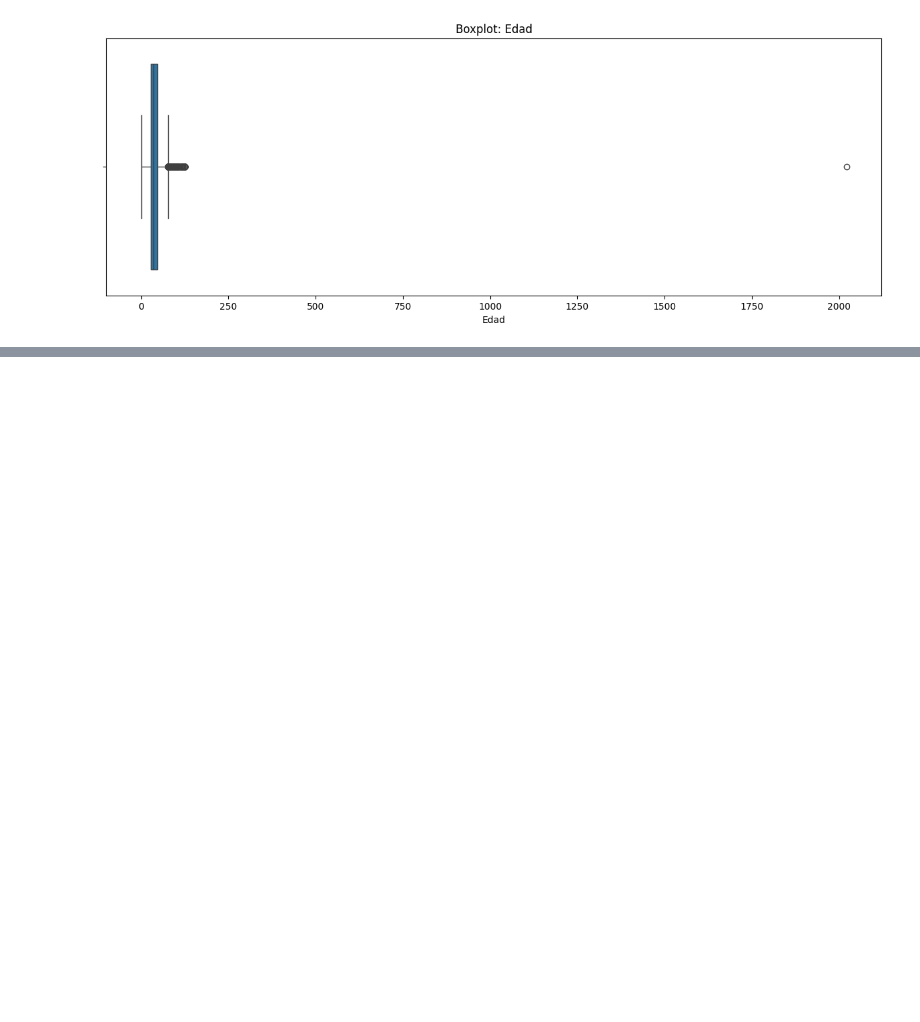
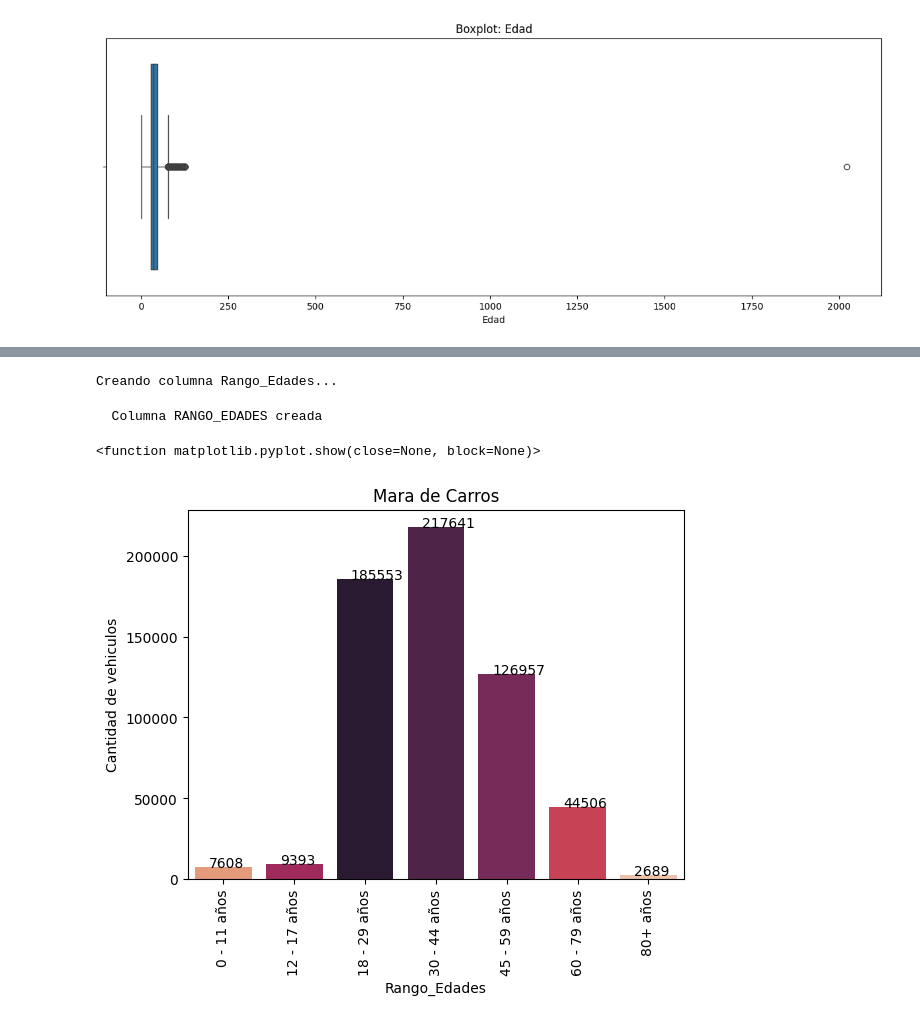
Before and after one commit to ElfenCamii/traffic-accidents-bogota_project_bootcamp, a Jupyter notebook: notebooks/03_normalizacion_unificacion_datos.ipynb, the cells around one changed output, grey strips where cells are left out. Saved outputs shown, nothing was run; the diff lists cells and outputs as text; code cells hidden in the pictures; blank space fills up the shorter version.

```diff
--- a/notebooks/03_normalizacion_unificacion_datos.ipynb
+++ b/notebooks/03_normalizacion_unificacion_datos.ipynb
@@ -209,0 +351,22 @@ for col in cols_numericos_actor_vial:
+# %%
+###
+# 12. Analisis de valores unicos para reemplazo (ejecución)
+###
+
+print("  Aplicando Capitalize a todas las columnas...")
+
+# Para vehiculos
+for columna in df_vehiculos_limpio.select_dtypes(include=['object']).columns:
+    df_vehiculos_limpio[columna] = df_vehiculos_limpio[columna].apply(
+        lambda x: x.capitalize() if isinstance(x, str) else x
+    )
+
+# Para actor_vial
+for columna in df_actor_vial_limpio.select_dtypes(include=['object']).columns:
+    df_actor_vial_limpio[columna] = df_actor_vial_limpio[columna].apply(
+        lambda x: x.capitalize() if isinstance(x, str) else x
+    )
+
+print("  Capitalizado completado")
+print(f"  Vehiculos: {len(df_vehiculos_limpio.select_dtypes(include=['object']).columns)} columnas capitalizadas")
+print(f"  Actor_vial: {len(df_actor_vial_limpio.select_dtypes(include=['object']).columns)} columnas capitalizadas")
@@ -209,0 +394,55 @@ for col in cols_numericos_actor_vial:
+# %%
+###
+# 13. Columna de Rango_Edades (función)
+###
+
+print("Creando columna Rango_Edades...")
+
+def asignar_rango_edad(edad):
+    if edad == 'Sin información':
+        return 'Sin información'
+
+    try:
+        edad_num = int(edad)
+        if 0 <= edad_num <= 11:
+            return '0 - 11 años'
+        elif 12 <= edad_num <= 17:
+            return '12 - 17 años'
+        elif 18 <= edad_num <= 29:
+            return '18 - 29 años'
+        elif 30 <= edad_num <= 44:
+            return '30 - 44 años'
+        elif 45 <= edad_num <= 59:
+            return '45 - 59 años'
+        elif 60 <= edad_num <= 79:
+            return '60 - 79 años'
+        elif edad_num > 80:
+            return '80+ años'
+        else:
+            return 'Sin información'
+    except (ValueError, TypeError):
+        return 'Sin información'
+# %% [output]
+Creando columna Rango_Edades...
+# %%
+###
+# 13. Columna de Rango_Edades (ejecución)
+###
+df_actor_vial_limpio['Rango_Edades'] = df_actor_vial_limpio['Edad'].apply(asignar_rango_edad)
+
+print("  Columna RANGO_EDADES creada")
+# %% [output]
+  Columna RANGO_EDADES creada
+# %%
+orden = ['0 - 11 años', '12 - 17 años', '18 - 29 años', '30 - 44 años', '45 - 59 años','60 - 79 años','80+ años']
+plt.Figure(figsize=(10,5))
+ax = sns.countplot(x='Rango_Edades', data=df_actor_vial_limpio, hue='Rango_Edades', palette='rocket', order=orden)
+plt.title('Mara de Carros')
+plt.ylabel('Cantidad de vehiculos')
+plt.xticks(rotation=90)
+for p in ax.patches:
+    ax.annotate(int(p.get_height()), (p.get_x() + (p.get_width()/4), p.get_height()+2))
+plt.show
+# %% [output]
+<function matplotlib.pyplot.show(close=None, block=None)>
+[figure, added]
```
Also changed, not shown: parts of 12 cells of this notebook.
